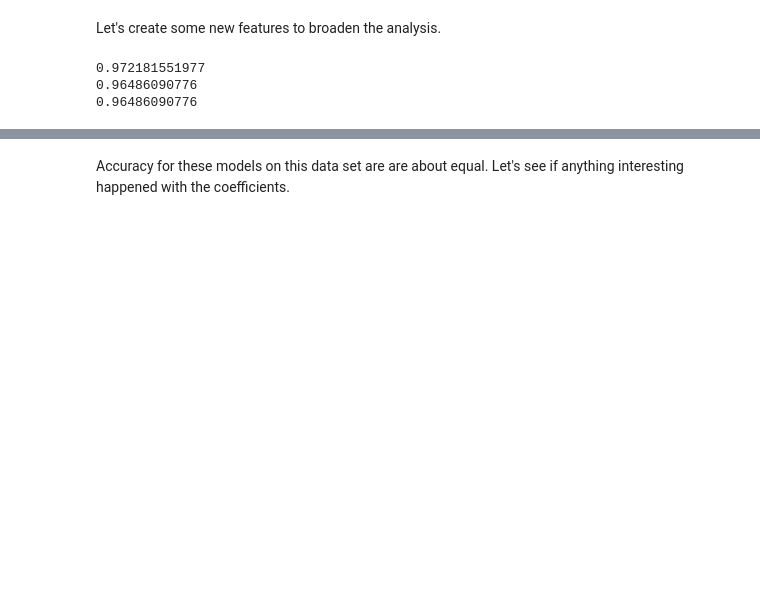
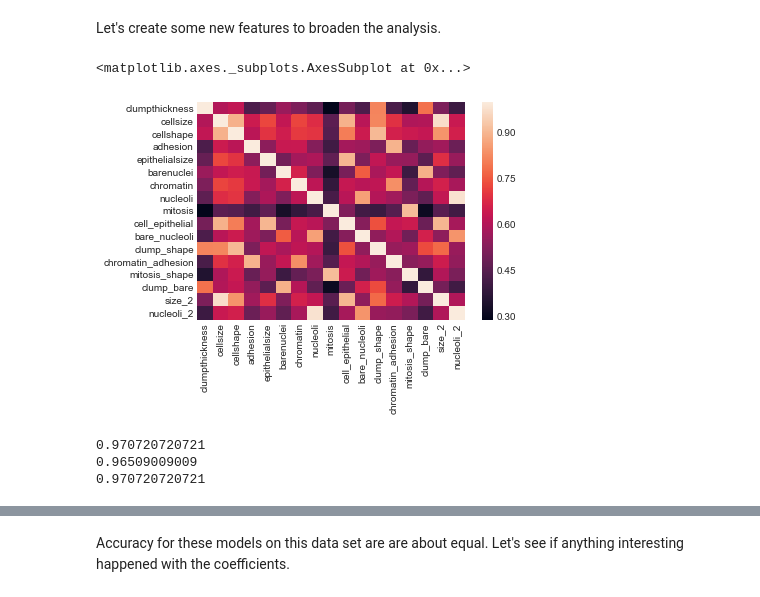
Before and after one commit to maxcalabro/Thinkful_Unit_3, a Jupyter notebook: 3.3.4 Regression Comparison.ipynb, the cells around one changed output, grey strips where cells are left out. Drawn from its saved outputs; the diff is of its cells as text; code cells hidden in the pictures; blank space fills up the shorter version.

```diff
--- a/3.3.4 Regression Comparison.ipynb
+++ b/3.3.4 Regression Comparison.ipynb
@@ -53,10 +68,16 @@ X['mitosis_shape'] = X['mitosis'] * X['cellshape']
 X['clump_bare'] = X['clumpthickness'] * X['barenuclei']
 X['size_2'] = X['cellsize'] * X['cellsize']
 X['nucleoli_2'] = X['nucleoli'] * X['nucleoli']
+# %%
+corrmat = X.corr()
+sns.heatmap(corrmat)
+# %% [output]
+<matplotlib.axes._subplots.AxesSubplot at 0x...>
+[figure, added]
 # %%
 # To negate the automatic regularization in the LogisticRegression() model, we can set C to be large.
 
-regr = linear_model.LogisticRegression(penalty='l2', C=1e5, fit_intercept=False)
+regr = linear_model.LogisticRegression(penalty='l2', C=1e9, fit_intercept=False)
 ridg = linear_model.LogisticRegression(penalty='l2', C=0.05, fit_intercept=False)
 lass = linear_model.LogisticRegression(penalty='l1', C=0.05, fit_intercept=False)
 
@@ -68,8 +89,8 @@ print(regr.score(X,Y))
 print(ridg.score(X,Y))
 print(lass.score(X,Y))
 # %% [output]
-0.972181551977
-0.96486090776
-0.96486090776
+0.970720720721
+0.96509009009
+0.970720720721
 # %%
 n_folds = 6
```
Also changed, not shown: parts of 21 cells of this notebook.
